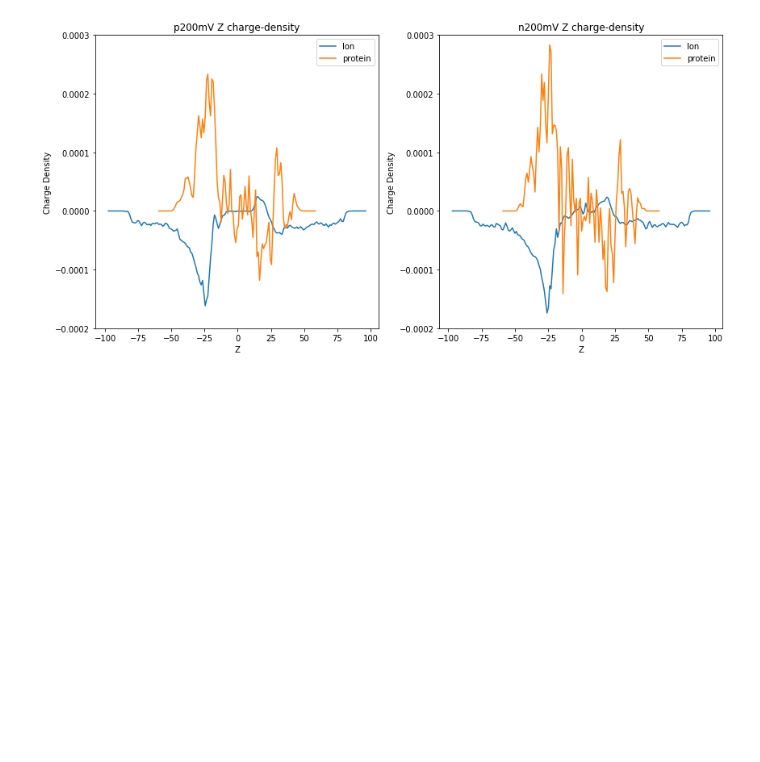
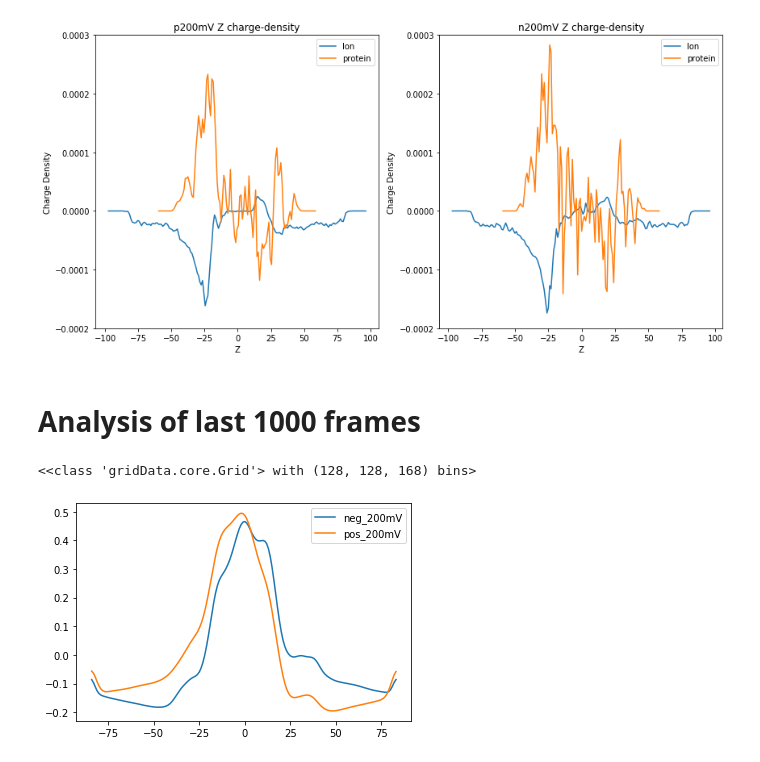
Before and after one commit to wesleymsmith/CX26_PME_Analysis, a Jupyter notebook: PME_Analysis_Notebook.ipynb, the cells around one changed output. Saved outputs shown, nothing was run; the diff lists cells and outputs as text; code cells hidden in the pictures; blank space fills up the shorter version.

Commit message:
added volumetric data and analysis for last 1000 frames

```diff
--- a/PME_Analysis_Notebook.ipynb
+++ b/PME_Analysis_Notebook.ipynb
@@ -181,3 +183,24 @@ Constructing plots for p200mV.protein
 Constructing plots for n200mV.Ion
 Constructing plots for n200mV.protein
 [figure]
+# %% [markdown]
+# Analysis of last 1000 frames
+# %%
+pmeVolData_neg200mV=Grid("n200mV.last_1000_frames.imaged.PME.dx")
+pmeVolData_pos200mV=Grid("p200mV.last_1000_frames.imaged.PME.dx")
+pmeVolData_neg200mV
+# %% [output]
+<<class 'gridData.core.Grid'> with (128, 128, 168) bins>
+# %%
+kb=8.617333262E-5
+tSim=310.15
+kbT=kb*tSim
+sns.lineplot(np.arange(168)-168/2,
+             kbT*np.mean(pmeVolData_neg200mV.grid,axis=(0,1)),
+             label='neg_200mV')
+sns.lineplot(np.arange(168)-168/2,
+             kbT*np.mean(pmeVolData_pos200mV.grid,axis=(0,1)),
+             label='pos_200mV')
+plt.show()
+# %% [output]
+[figure, added]
```
Also changed, not shown: parts of 5 cells of this notebook, 16 other files.
